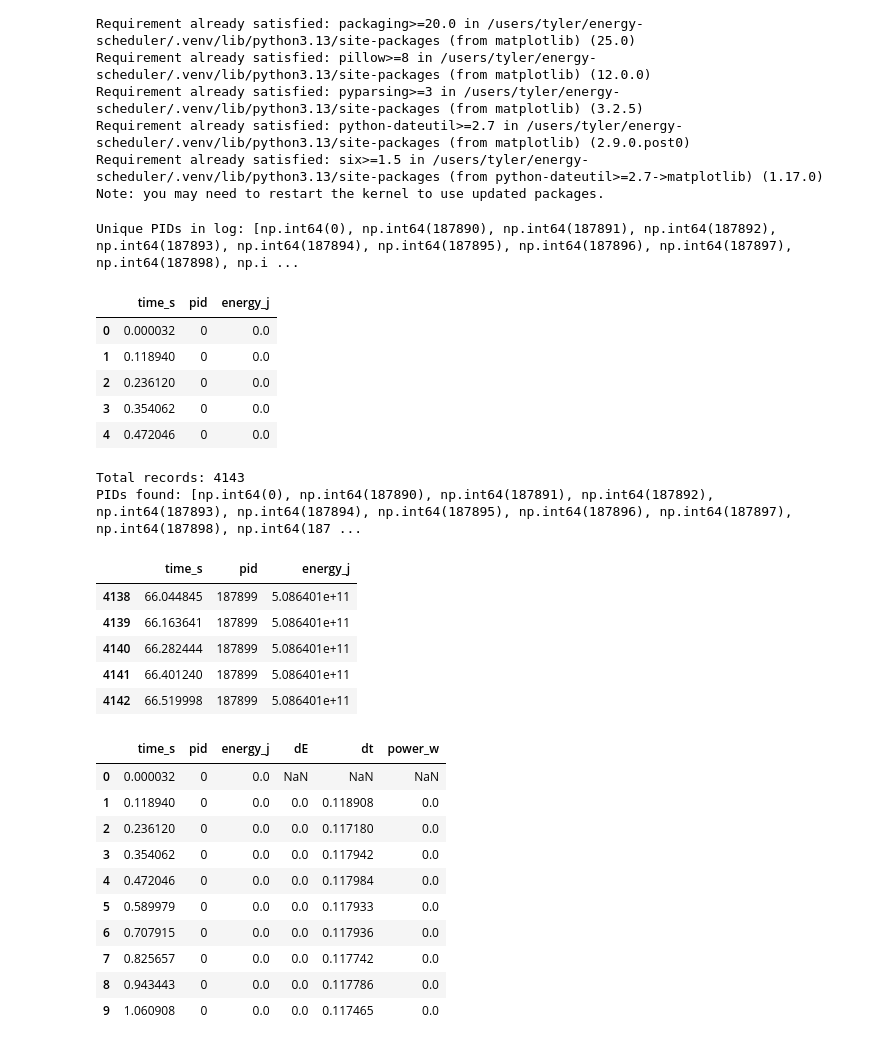
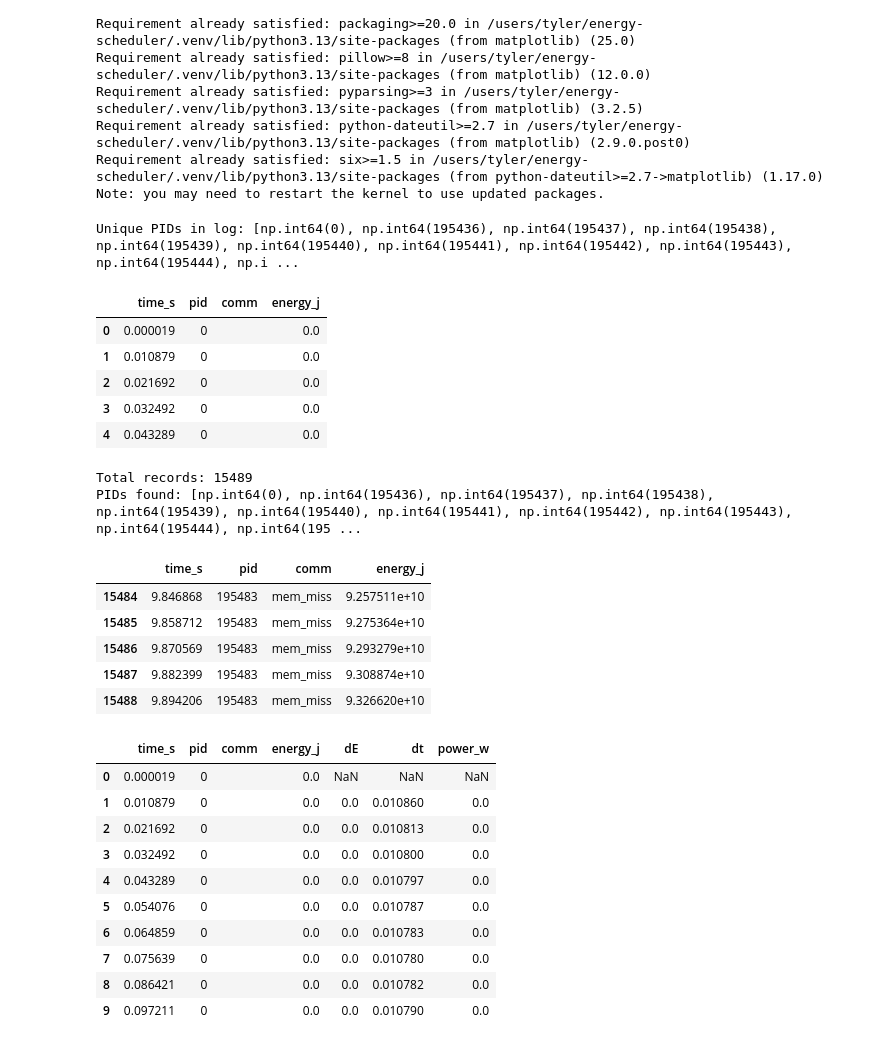
Before and after one commit to tylerchang/energy-scheduler, a Jupyter notebook: efs-sched/pid_to_consumption.ipynb, the cells around one changed output. Drawn from its saved outputs; the diff is of its cells as text; code cells hidden in the pictures.

```diff
--- a/efs-sched/pid_to_consumption.ipynb
+++ b/efs-sched/pid_to_consumption.ipynb
@@ -41,14 +41,16 @@ DEFAULT_PIDS = [np.int64(187890), np.int64(187891), np.int64(187892), np.int64(1
 # %%
 # Cell 2: path to your log file
 
-log_path = Path("parallel_stress.log")  # change if your file is elsewhere
+log_path = Path("8cpu_mem_default.log")  # change if your file is elsewhere
 assert log_path.exists(), f"Log file not found: {log_path}"
 # %%
 # Cell 3: parse PID -> cumulative energy from the log
 
 TIME_RE = re.compile(r"Real time since poller start:\s*([0-9.]+)\s*s")
-PID_CONSUMP_HEADER_RE = re.compile(r"PID\s+energy")
-PID_ROW_RE = re.compile(r"^\s*(\d+)\s+(\d+)\s*$")
+# Header now includes COMM: "PID      COMM             energy"
+PID_CONSUMP_HEADER_RE = re.compile(r"PID\s+COMM\s+energy")
+# Data rows now look like: "192808   mem_miss         19660700000"
+PID_ROW_RE = re.compile(r"^\s*(\d+)\s+(\S+)\s+(\d+)\s*$")
 CONSUMPTION_BLOCK_MARKER = "pid_to_consumption"  # appears in section header
 
 
@@ -56,14 +58,20 @@ def parse_pid_to_consumption(path: Path) -> pd.DataFrame:
     """
     Parse the log to extract per-PID cumulative energy over time.
 
+    Expects blocks like:
+        === PID → cumulative energy (pid_to_consumption) [comm="mem"] ===
+        PID      COMM             energy
+        192808   mem_miss         19660700000
+
     Returns a DataFrame with columns:
         - time_s: float (wall time since poller start, seconds)
         - pid: int
+        - comm: str (process name from the log)
         - energy_j: float (Joules)
 
     Special case: if we encounter a pid_to_consumption block like:
         === PID → cumulative energy (pid_to_consumption) [comm="mem_miss"] ===
-        PID      energy
+        PID      COMM             energy
     with no rows after the header, we treat it as a single value of 0
     and record a pseudo-PID 0 with energy_j = 0.0 at that time.
     """
@@ -96,7 +104,7 @@ def parse_pid_to_consumption(path: Path) -> pd.DataFrame:
                 continue
 
             if in_consumption_block:
-                # First non-empty line after the marker should be the header "PID energy"
+                # First non-empty line after the marker should be the header "PID COMM energy"
                 if not seen_header_line:
                     if PID_CONSUMP_HEADER_RE.search(line):
                         seen_header_line = True
@@ -111,59 +119,64 @@ def parse_pid_to_consumption(path: Path) -> pd.DataFrame:
                             {
                                 "time_s": current_time,
                                 "pid": 0,          # pseudo-PID representing "no entries" -> 0
+                                "comm": "",       # no comm in this case
                                 "energy_j": 0.0,
                             }
                         )
                     in_consumption_block = False
                     continue
 
-                # Data rows: "PID      energy"
+                # Data rows: "PID  COMM  energy"
                 m_row = PID_ROW_RE.match(line)
                 if m_row and current_time is not None:
                     had_pid_rows_in_block = True
                     pid = int(m_row.group(1))
-                    energy = float(m_row.group(2))  # Joules
+                    comm = m_row.group(2)
+                    energy = float(m_row.group(3))  # Joules
                     records.append(
                         {
                             "time_s": current_time,
                             "pid": pid,
+                            "comm": comm,
                             "energy_j": energy,
                         }
                     )
 
     df = pd.DataFrame.from_records(records)
     # Sort nicely
     if not df.empty:
         df = df.sort_values(["pid", "time_s"]).reset_index(drop=True)
     return df
 
 
 df_pid = parse_pid_to_consumption(log_path)
 print("Unique PIDs in log:", sorted(df_pid["pid"].unique()))
 df_pid.head()
 # %% [output]
-Unique PIDs in log: [np.int64(0), np.int64(187890), np.int64(187891), np.int64(187892), np.int64(187893), np.int64(187894), np.int64(187895), np.int64(187896), np.int64(187897), np.int64(187898), np.i ...
+Unique PIDs in log: [np.int64(0), np.int64(195436), np.int64(195437), np.int64(195438), np.int64(195439), np.int64(195440), np.int64(195441), np.int64(195442), np.int64(195443), np.int64(195444), np.i ...
-|  | time_s | pid | energy_j |
-| 0 | 0.000032 | 0 | 0.0 |
-| 1 | 0.118940 | 0 | 0.0 |
-| 2 | 0.236120 | 0 | 0.0 |
-| 3 | 0.354062 | 0 | 0.0 |
-| 4 | 0.472046 | 0 | 0.0 |
+|  | time_s | pid | comm | energy_j |
+| 0 | 0.000019 | 0 |  | 0.0 |
+| 1 | 0.010879 | 0 |  | 0.0 |
+| 2 | 0.021692 | 0 |  | 0.0 |
+| 3 | 0.032492 | 0 |  | 0.0 |
+| 4 | 0.043289 | 0 |  | 0.0 |
 # %%
 # Cell 4: check what we parsed
 
 print(f"Total records: {len(df_pid)}")
 print("PIDs found:", sorted(df_pid['pid'].unique()))
+DEFAULT_PIDS = sorted(df_pid['pid'].unique())
+DEFAULT_PIDS = [195436, 195437, 195438]
 df_pid.tail()
 # %% [output]
-Total records: 4143
-PIDs found: [np.int64(0), np.int64(187890), np.int64(187891), np.int64(187892), np.int64(187893), np.int64(187894), np.int64(187895), np.int64(187896), np.int64(187897), np.int64(187898), np.int64(187 ...
+Total records: 15489
+PIDs found: [np.int64(0), np.int64(195436), np.int64(195437), np.int64(195438), np.int64(195439), np.int64(195440), np.int64(195441), np.int64(195442), np.int64(195443), np.int64(195444), np.int64(195 ...
-|  | time_s | pid | energy_j |
-| 4138 | 66.044845 | 187899 | 5.086401e+11 |
-| 4139 | 66.163641 | 187899 | 5.086401e+11 |
-| 4140 | 66.282444 | 187899 | 5.086401e+11 |
-| 4141 | 66.401240 | 187899 | 5.086401e+11 |
-| 4142 | 66.519998 | 187899 | 5.086401e+11 |
+|  | time_s | pid | comm | energy_j |
+| 15484 | 9.846868 | 195483 | mem_miss | 9.257511e+10 |
+| 15485 | 9.858712 | 195483 | mem_miss | 9.275364e+10 |
+| 15486 | 9.870569 | 195483 | mem_miss | 9.293279e+10 |
+| 15487 | 9.882399 | 195483 | mem_miss | 9.308874e+10 |
+| 15488 | 9.894206 | 195483 | mem_miss | 9.326620e+10 |
 # %%
 # Cell 5: compute power (dE/dt) per PID
 
@@ -181,17 +194,17 @@ df_pid["power_w"] = df_pid["dE"] / df_pid["dt"]
 
 df_pid.head(10)
 # %% [output]
-|  | time_s | pid | energy_j | dE | dt | power_w |
-| 0 | 0.000032 | 0 | 0.0 | NaN | NaN | NaN |
-| 1 | 0.118940 | 0 | 0.0 | 0.0 | 0.118908 | 0.0 |
-| 2 | 0.236120 | 0 | 0.0 | 0.0 | 0.117180 | 0.0 |
-| 3 | 0.354062 | 0 | 0.0 | 0.0 | 0.117942 | 0.0 |
-| 4 | 0.472046 | 0 | 0.0 | 0.0 | 0.117984 | 0.0 |
-| 5 | 0.589979 | 0 | 0.0 | 0.0 | 0.117933 | 0.0 |
-| 6 | 0.707915 | 0 | 0.0 | 0.0 | 0.117936 | 0.0 |
-| 7 | 0.825657 | 0 | 0.0 | 0.0 | 0.117742 | 0.0 |
-| 8 | 0.943443 | 0 | 0.0 | 0.0 | 0.117786 | 0.0 |
-| 9 | 1.060908 | 0 | 0.0 | 0.0 | 0.117465 | 0.0 |
+|  | time_s | pid | comm | energy_j | dE | dt | power_w |
+| 0 | 0.000019 | 0 |  | 0.0 | NaN | NaN | NaN |
+| 1 | 0.010879 | 0 |  | 0.0 | 0.0 | 0.010860 | 0.0 |
+| 2 | 0.021692 | 0 |  | 0.0 | 0.0 | 0.010813 | 0.0 |
+| 3 | 0.032492 | 0 |  | 0.0 | 0.0 | 0.010800 | 0.0 |
+| 4 | 0.043289 | 0 |  | 0.0 | 0.0 | 0.010797 | 0.0 |
+| 5 | 0.054076 | 0 |  | 0.0 | 0.0 | 0.010787 | 0.0 |
+| 6 | 0.064859 | 0 |  | 0.0 | 0.0 | 0.010783 | 0.0 |
+| 7 | 0.075639 | 0 |  | 0.0 | 0.0 | 0.010780 | 0.0 |
+| 8 | 0.086421 | 0 |  | 0.0 | 0.0 | 0.010782 | 0.0 |
+| 9 | 0.097211 | 0 |  | 0.0 | 0.0 | 0.010790 | 0.0 |
 # %%
 # Cell 6: helper to filter logs by PID set
 
```
Also changed, not shown: parts of 3 cells of this notebook, 15 other files.
